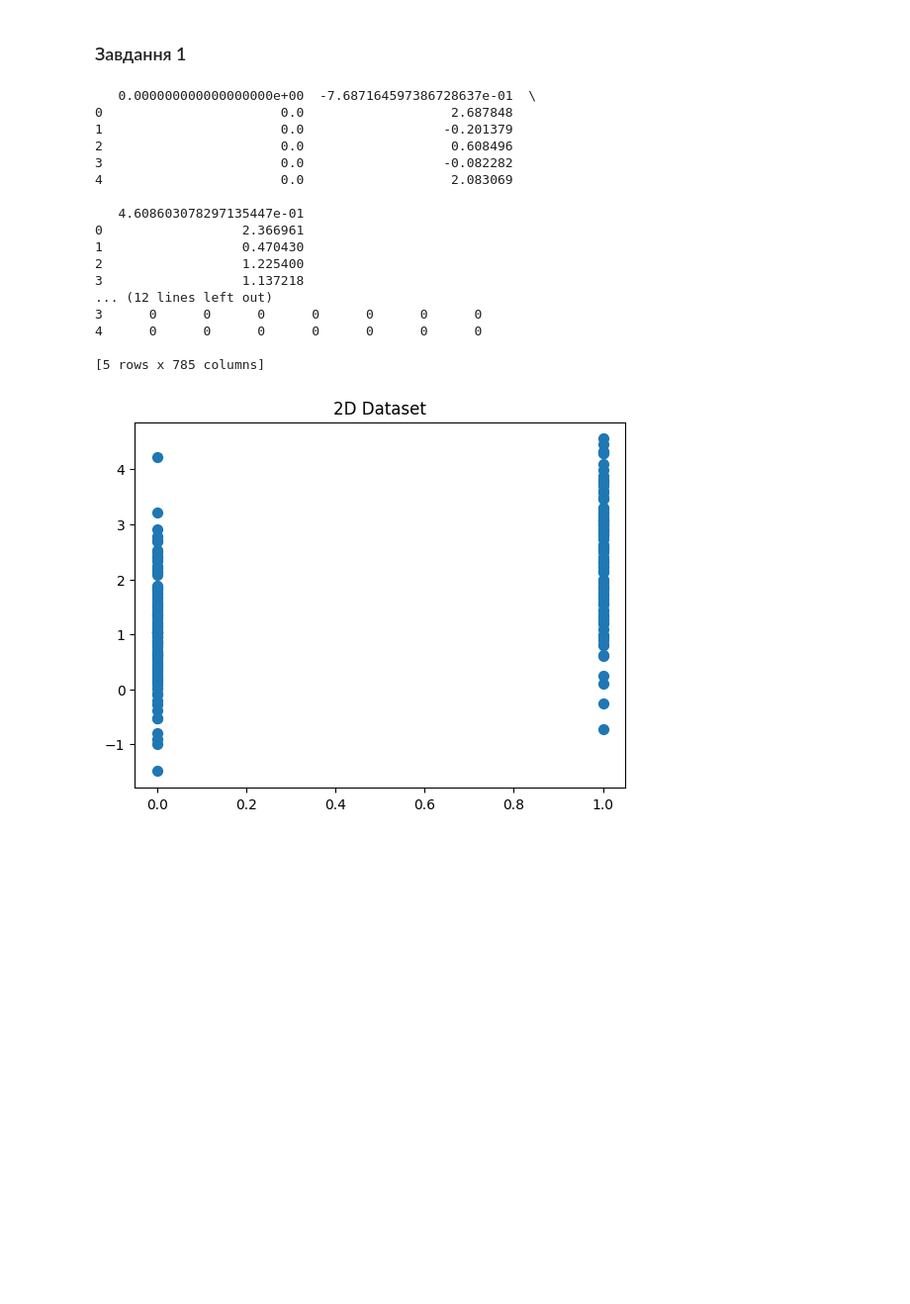
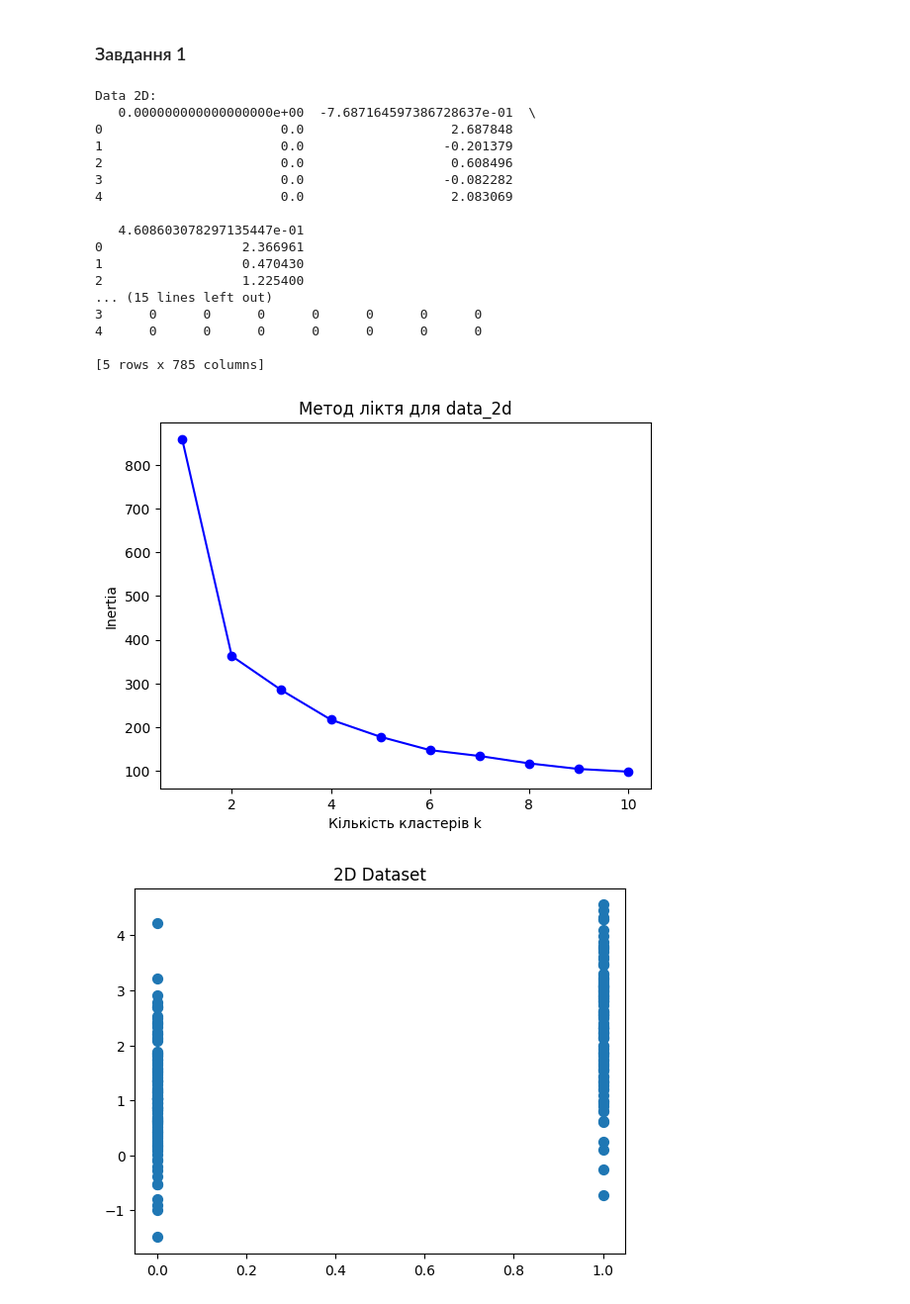
Before and after one commit to bohdanahorbachuk/goit_datascience_hw5, a Jupyter notebook: HW5.ipynb, the cells around one changed output. Shown: that part at 99% size. Drawn from its saved outputs; the diff is of its cells as text; code cells hidden in the pictures; blank space fills up the shorter version.

```diff
--- a/HW5.ipynb
+++ b/HW5.ipynb
@@ -1,14 +1,15 @@
 # %% [markdown]
 ### Завдання 1 ###
 # %%
-import pandas as pd
-
 data_2d = pd.read_csv('data_2d.csv')
+print("Data 2D:")
 print(data_2d.head())
 
 mnist = pd.read_csv('mnist.csv')
+print("\nMNIST:")
 print(mnist.head())
 # %% [output]
+Data 2D:
    0.000000000000000000e+00  -7.687164597386728637e-01  \
 0                       0.0                   2.687848
 1                       0.0                  -0.201379
@@ -20,12 +21,25 @@ print(mnist.head())
 0                  2.366961
 1                  0.470430
 2                  1.225400
-3                  1.137218
-... (12 lines left out)
+... (15 lines left out)
 3      0      0      0      0      0      0      0
 4      0      0      0      0      0      0      0
 
 [5 rows x 785 columns]
+# %%
+inertias = []
+K = range(1, 11)
+for k in K:
+    kmeans = KMeans(n_clusters=k, random_state=42).fit(data_2d)
+    inertias.append(kmeans.inertia_)
+
+plt.plot(K, inertias, 'bo-')
+plt.xlabel("Кількість кластерів k")
+plt.ylabel("Inertia")
+plt.title("Метод ліктя для data_2d")
+plt.show()
+# %% [output]
+[figure, added]
 # %%
 import matplotlib.pyplot as plt
 
```
Also changed, not shown: parts of 4 cells of this notebook.
